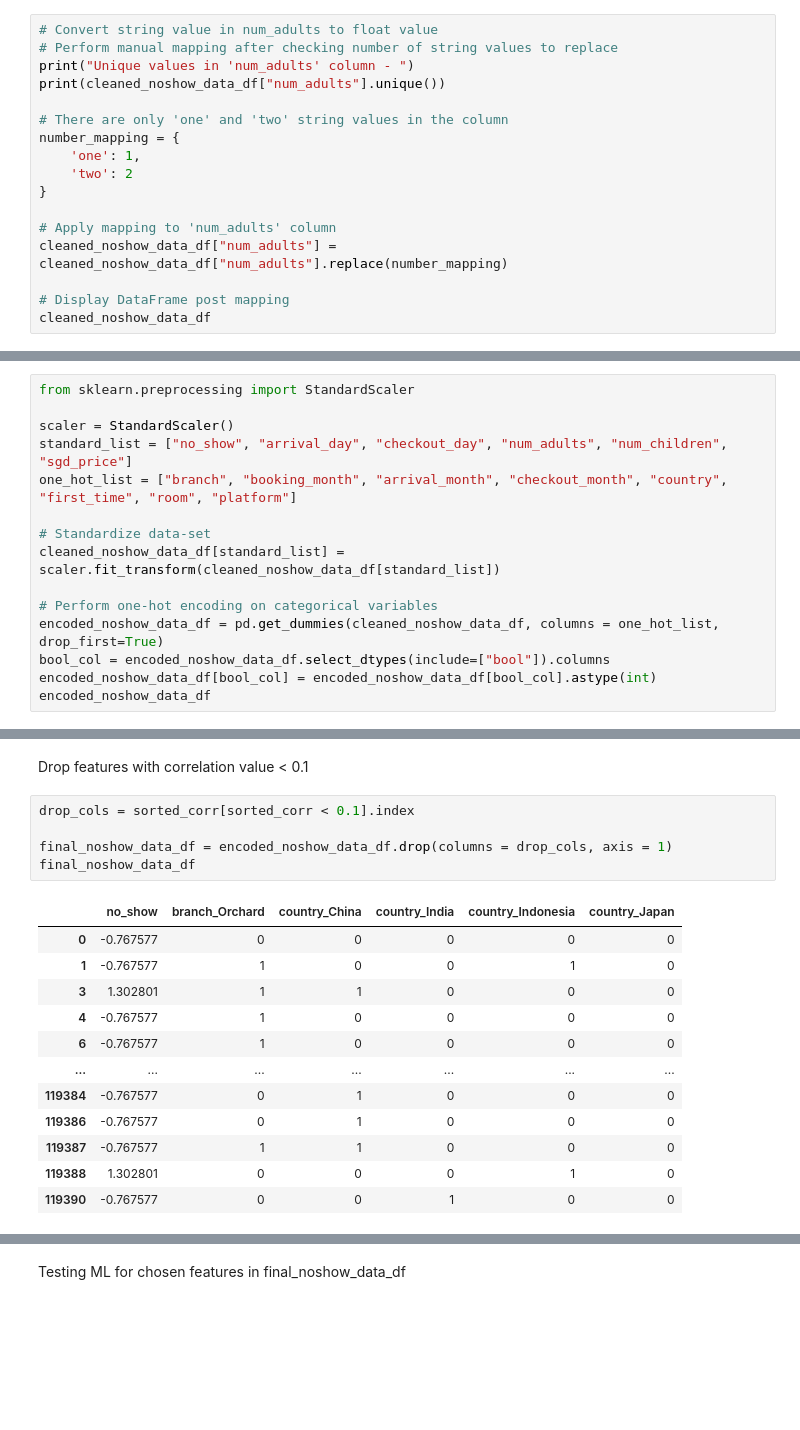
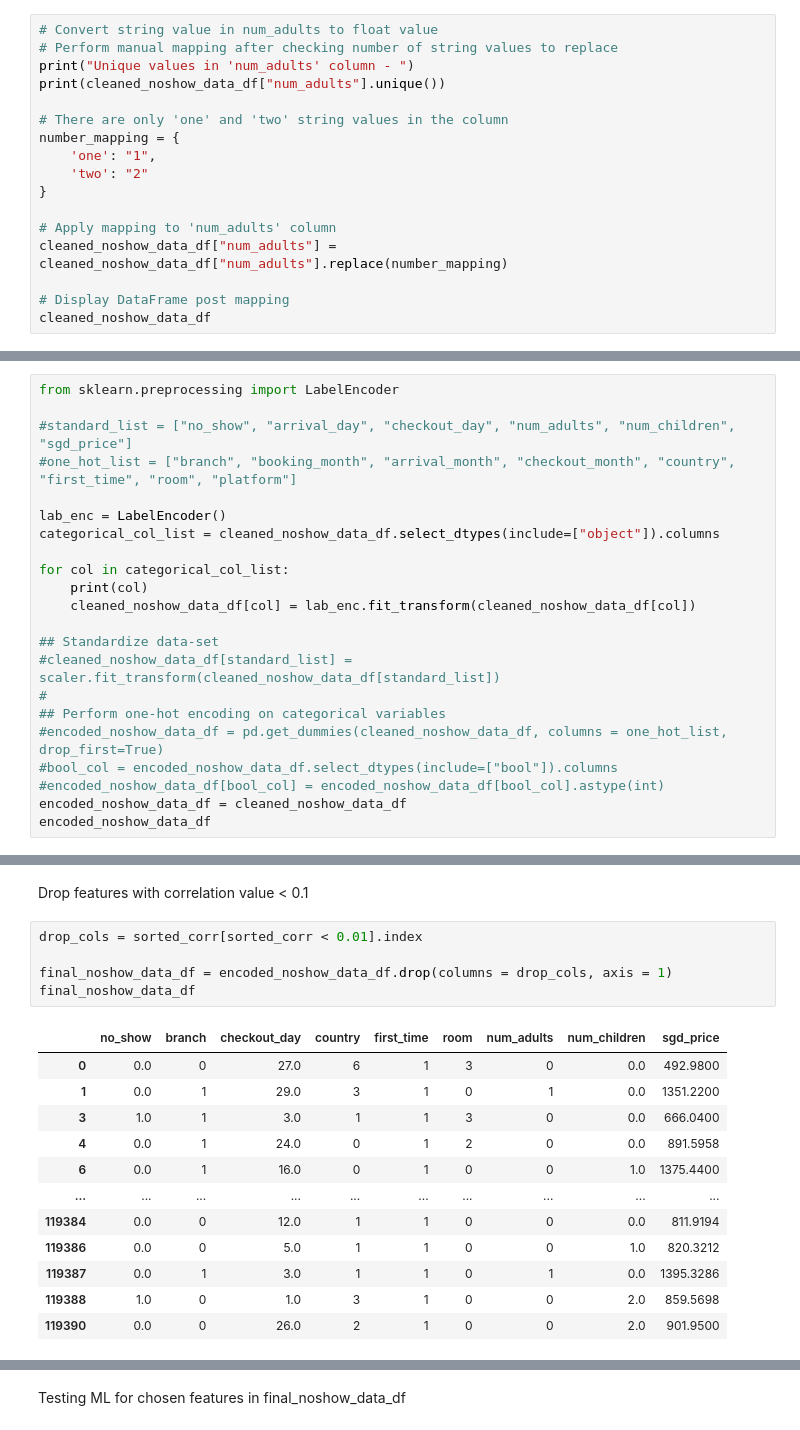
Before and after one commit to e-seet/aiap-pyp-self, a Jupyter notebook: HotelNoShowPrediction/task_1/eda.ipynb, the cells around one changed output, grey strips where cells are left out. Saved outputs shown, nothing was run; the diff lists cells and outputs as text; blank space fills up the shorter version.

```diff
--- a/HotelNoShowPrediction/task_1/eda.ipynb
+++ b/HotelNoShowPrediction/task_1/eda.ipynb
@@ -234,8 +234,8 @@ print(cleaned_noshow_data_df["num_adults"].unique())
 
 # There are only 'one' and 'two' string values in the column
 number_mapping = {
-    'one': 1,
-    'two': 2
+    'one': "1",
+    'two': "2"
 }
 
 # Apply mapping to 'num_adults' column
@@ -264,16 +264,23 @@ Perform standardization and one-hot encoding on feature data set
 # %%
-from sklearn.preprocessing import StandardScaler
+from sklearn.preprocessing import LabelEncoder
 
-scaler = StandardScaler()
-standard_list = ["no_show", "arrival_day", "checkout_day", "num_adults", "num_children", "sgd_price"]
-one_hot_list = ["branch", "booking_month", "arrival_month", "checkout_month", "country", "first_time", "room", "platform"]
+#standard_list = ["no_show", "arrival_day", "checkout_day", "num_adults", "num_children", "sgd_price"]
+#one_hot_list = ["branch", "booking_month", "arrival_month", "checkout_month", "country", "first_time", "room", "platform"]
 
-# Standardize data-set
-cleaned_noshow_data_df[standard_list] = scaler.fit_transform(cleaned_noshow_data_df[standard_list])
+lab_enc = LabelEncoder()
+categorical_col_list = cleaned_noshow_data_df.select_dtypes(include=["object"]).columns
 
-# Perform one-hot encoding on categorical variables
-encoded_noshow_data_df = pd.get_dummies(cleaned_noshow_data_df, columns = one_hot_list, drop_first=True)
-bool_col = encoded_noshow_data_df.select_dtypes(include=["bool"]).columns
-encoded_noshow_data_df[bool_col] = encoded_noshow_data_df[bool_col].astype(int)
+for col in categorical_col_list:
+    print(col)
+    cleaned_noshow_data_df[col] = lab_enc.fit_transform(cleaned_noshow_data_df[col])
+
+## Standardize data-set
+#cleaned_noshow_data_df[standard_list] = scaler.fit_transform(cleaned_noshow_data_df[standard_list])
+#
+## Perform one-hot encoding on categorical variables
+#encoded_noshow_data_df = pd.get_dummies(cleaned_noshow_data_df, columns = one_hot_list, drop_first=True)
+#bool_col = encoded_noshow_data_df.select_dtypes(include=["bool"]).columns
+#encoded_noshow_data_df[bool_col] = encoded_noshow_data_df[bool_col].astype(int)
+encoded_noshow_data_df = cleaned_noshow_data_df
 encoded_noshow_data_df
 # %% [output]
@@ -351,20 +370,20 @@ Name: no_show, Length: 124, dtype: float64
 # %% [markdown]
 Drop features with correlation value < 0.1
 # %%
-drop_cols = sorted_corr[sorted_corr < 0.1].index
+drop_cols = sorted_corr[sorted_corr < 0.01].index
 
 final_noshow_data_df = encoded_noshow_data_df.drop(columns = drop_cols, axis = 1)
 final_noshow_data_df
 # %% [output]
-|  | no_show | branch_Orchard | country_China | country_India | country_Indonesia | country_Japan |
-| 0 | -0.767577 | 0 | 0 | 0 | 0 | 0 |
-| 1 | -0.767577 | 1 | 0 | 0 | 1 | 0 |
-| 3 | 1.302801 | 1 | 1 | 0 | 0 | 0 |
-| 4 | -0.767577 | 1 | 0 | 0 | 0 | 0 |
-| 6 | -0.767577 | 1 | 0 | 0 | 0 | 0 |
-| ... | ... | ... | ... | ... | ... | ... |
-| 119384 | -0.767577 | 0 | 1 | 0 | 0 | 0 |
-| 119386 | -0.767577 | 0 | 1 | 0 | 0 | 0 |
-| 119387 | -0.767577 | 1 | 1 | 0 | 0 | 0 |
-| 119388 | 1.302801 | 0 | 0 | 0 | 1 | 0 |
-| 119390 | -0.767577 | 0 | 0 | 1 | 0 | 0 |
+|  | no_show | branch | checkout_day | country | first_time | room | num_adults | num_children | sgd_price |
+| 0 | 0.0 | 0 | 27.0 | 6 | 1 | 3 | 0 | 0.0 | 492.9800 |
+| 1 | 0.0 | 1 | 29.0 | 3 | 1 | 0 | 1 | 0.0 | 1351.2200 |
+| 3 | 1.0 | 1 | 3.0 | 1 | 1 | 3 | 0 | 0.0 | 666.0400 |
+| 4 | 0.0 | 1 | 24.0 | 0 | 1 | 2 | 0 | 0.0 | 891.5958 |
+| 6 | 0.0 | 1 | 16.0 | 0 | 1 | 0 | 0 | 1.0 | 1375.4400 |
+| ... | ... | ... | ... | ... | ... | ... | ... | ... | ... |
+| 119384 | 0.0 | 0 | 12.0 | 1 | 1 | 0 | 0 | 0.0 | 811.9194 |
+| 119386 | 0.0 | 0 | 5.0 | 1 | 1 | 0 | 0 | 1.0 | 820.3212 |
+| 119387 | 0.0 | 1 | 3.0 | 1 | 1 | 0 | 1 | 0.0 | 1395.3286 |
+| 119388 | 1.0 | 0 | 1.0 | 3 | 1 | 0 | 0 | 2.0 | 859.5698 |
+| 119390 | 0.0 | 0 | 26.0 | 2 | 1 | 0 | 0 | 2.0 | 901.9500 |
```
Also changed, not shown: parts of 20 cells of this notebook.
